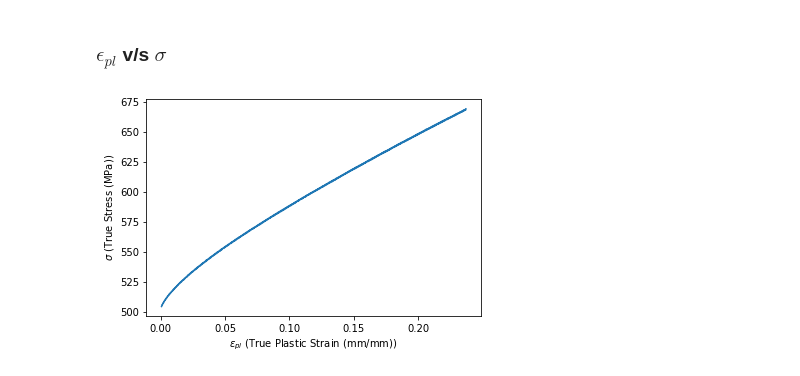
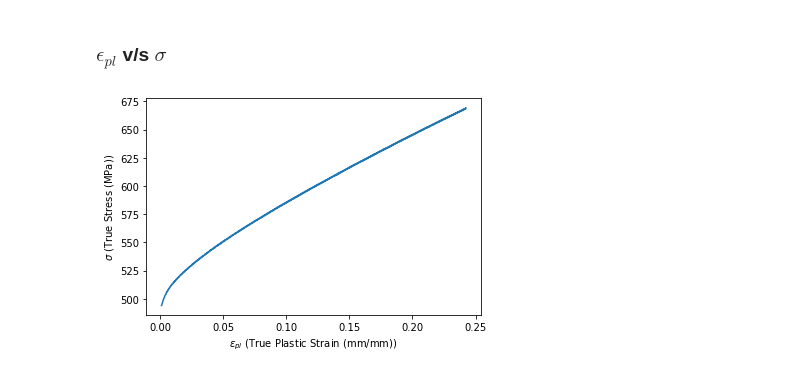
Before and after one commit to algomaster99/meta-btp, a Jupyter notebook: true_strain_stress.ipynb, the cells around one changed output. Cells and saved outputs as stored; diff of their text form; code cells hidden in the pictures.

```diff
--- a/true_strain_stress.ipynb
+++ b/true_strain_stress.ipynb
@@ -55,9 +53,8 @@ Ultimate Tensile Strength is 524.425548 MPa at 31.816329999999997% elongation.
 # %% [markdown]
 ### $\epsilon$ v/s $\sigma$
 # %%
-true_strain = np.log([i+1 for i in x[start:end]])
-required_points = len(true_strain)
-true_stress = [y_smooth[start+i]*(1+true_strain[i]) for i in range(required_points)]
+true_strain = np.log([i+1 for i in x_plastic_region])
+true_stress = [y_smooth_plastic_region[i]*(1+true_strain[i]) for i in range(len(x_plastic_region))]
 _ = plt.plot(true_strain, true_stress)
 _ = plt.xlabel('$\epsilon$ (True Strain (mm/mm))')
 _ = plt.ylabel('$\sigma$ (True Stress (MPa))')
@@ -73,10 +70,10 @@ save_fig(plt, 'savefig', f'{OUTPUT_DIR}/True stress vs strain')
 # %% [markdown]
 ### $\epsilon_{pl}$ v/s $\sigma$
 # %%
-true_plastic_strain = [(true_strain[i] - true_stress[i]/youngs_modulus) for i in range(required_points)]
+true_plastic_strain = [(true_strain[i] - true_stress[i]/youngs_modulus) for i in range(len(true_strain))]
 _ = plt.plot(true_plastic_strain, true_stress)
 _ = plt.xlabel('$\epsilon_{pl}$ (True Plastic Strain (mm/mm))')
 _ = plt.ylabel('$\sigma$ (True Stress (MPa))')
 save_fig(plt, 'savefig', f'{OUTPUT_DIR}/True stress vs plastic strain')
 # %% [output]
-[figure, old version]
+[figure, new version]
```
Also changed, not shown: parts of 2 cells of this notebook, 1 other file.
